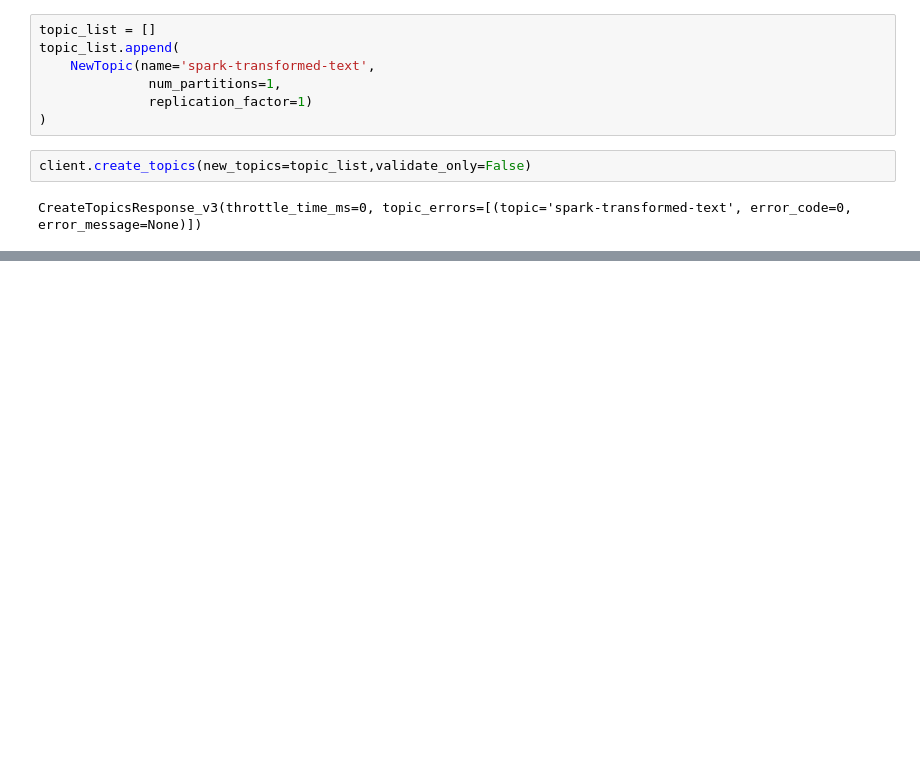
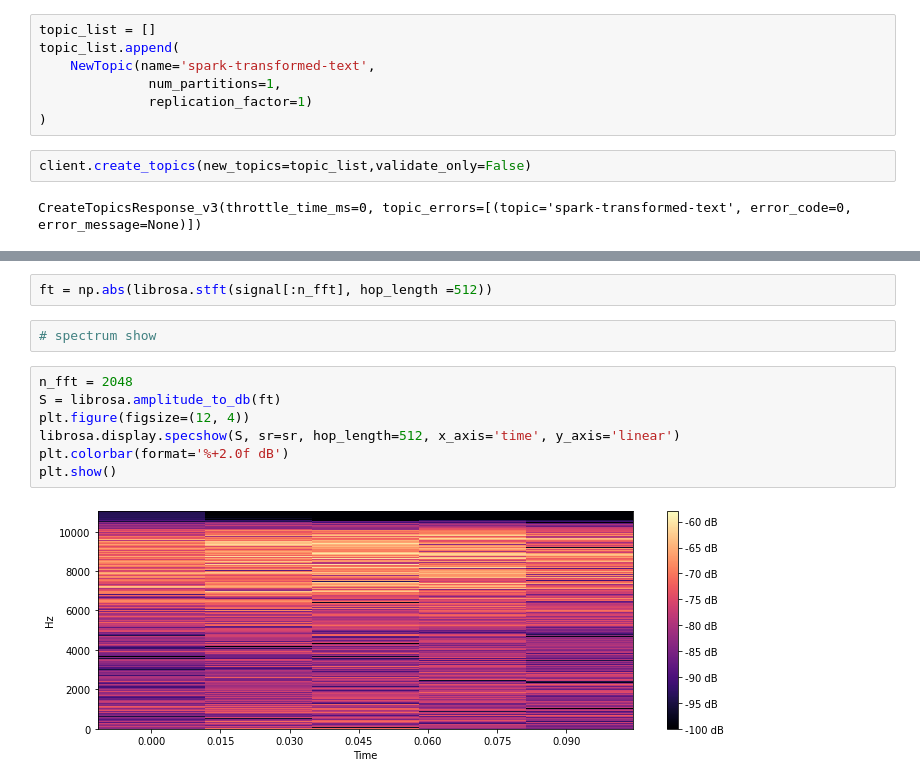
Before and after one commit to STT-data-collection/STT-Data-Collection, a Jupyter notebook: spark/spark_notebook.ipynb, the cells around one changed output, grey strips where cells are left out. Saved outputs shown, nothing was run; the diff lists cells and outputs as text; blank space fills up the shorter version.

```diff
--- a/spark/spark_notebook.ipynb
+++ b/spark/spark_notebook.ipynb
@@ -194,0 +152,13 @@ only showing top 20 rows
+# %%
+ft = np.abs(librosa.stft(signal[:n_fft], hop_length =512))
+# %%
+# spectrum show
+# %%
+n_fft = 2048
+S = librosa.amplitude_to_db(ft)
+plt.figure(figsize=(12, 4))
+librosa.display.specshow(S, sr=sr, hop_length=512, x_axis='time', y_axis='linear')
+plt.colorbar(format='%+2.0f dB')
+plt.show()
+# %% [output]
+[figure, added]
```
Also changed, not shown: parts of 68 cells of this notebook.
